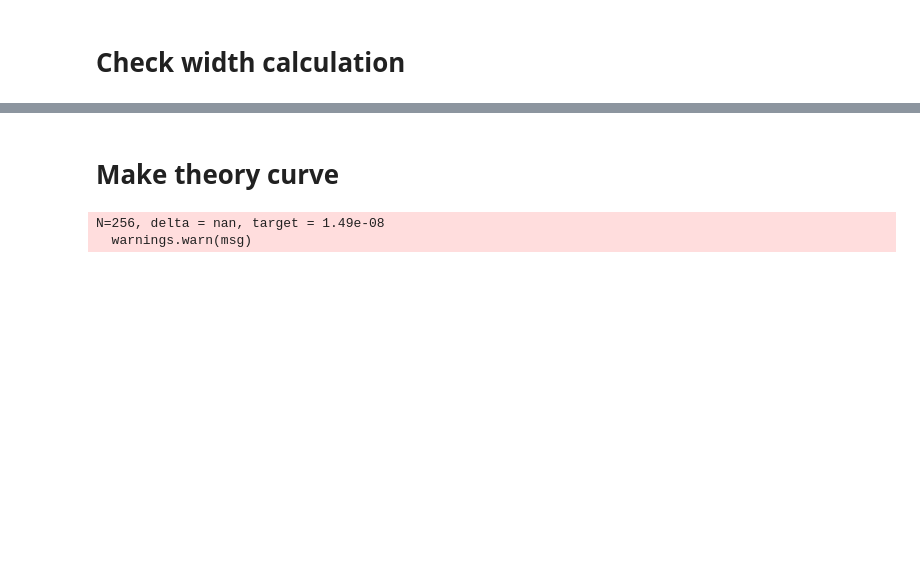
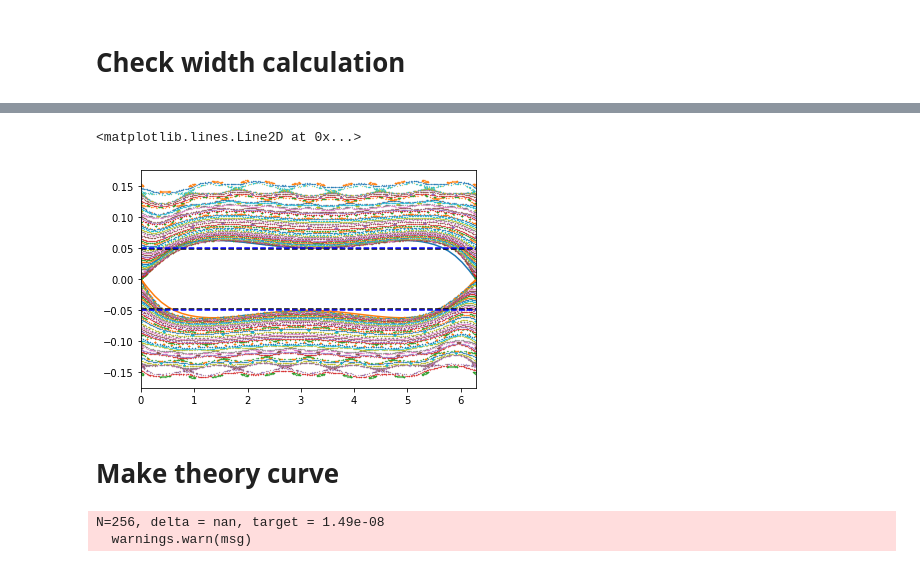
Before and after one commit to shadden/encounter_map_and_instability_timescale, a Jupyter notebook: notebooks/MEGNO_result_Plot.ipynb, the cells around one changed output, grey strips where cells are left out. Drawn from its saved outputs; the diff is of its cells as text; code cells hidden in the pictures; blank space fills up the shorter version.

Commit message:
use class method to compute crit eps

```diff
--- a/notebooks/MEGNO_result_Plot.ipynb
+++ b/notebooks/MEGNO_result_Plot.ipynb
@@ -17,4 +46,0 @@ def get_map_pts(pt0,Npts,m):
-# %%
-cmap.N = 5
-cmap.m = 1e-5
-cmap.q=45/30
@@ -39,2 +46,0 @@ cmap.N - (J-K) / K
-# %%
-cmap.N = 15
@@ -83,3 +47,70 @@ plt.axhline(w0-Dw_at_pi,ls='--',color='b')
+# %%
+cmap.m *= 0.1*second_order_overlap_eps(cmap) / cmap.eps
+# %%
+cmap.m *=  cmap.get_eps_crit() / cmap.eps
+# %%
+K = 1
+J = K*cmap.N + 1
+w0 = cmap.N - (J-K)/K
+th_sx = 2*np.pi / K if K%2 else np.pi
+wmin,wmax = w0 + 0.15 * np.array([-1,1])
+theta,w = np.linspace(0,2*np.pi),np.linspace(wmin,wmax)
+T,W = np.meshgrid(theta,w)
+
+Energy = calcH(T,W,cmap,J,K)
+Esx = calcH(th_sx,w0,cmap,J,K)
+
+if K>1:
+    CK = cmap.amps[K-1]/K
+else:
+    CK = cmap.amps[1]/2
+Delta_w = 2 * np.sqrt(cmap.eps * CK / (2*np.pi))
+
+# First order MMR
+psq=0
+Dw_at_pi=0
+for k_minus_1 in range(cmap.kmax):
+    k = k_minus_1 + 1
+    C = cmap.amps[k_minus_1] / k
+    A = (0.5/np.pi) * cmap.eps * C
+    psq += 2 * (A - A * np.cos(k*theta))
+    Dw_at_pi += 4 * A if k%2 else 0
+wsx = w0+np.sqrt(psq)
+Dw_at_pi = np.sqrt(Dw_at_pi)
+plt.plot(theta,wsx)
+plt.plot(theta,-wsx)
+
+# Second order MMR
+if False:
+    psq=0
+    Dw_at_pi=0
+    for k_minus_1 in range(cmap.kmax):
+        k = k_minus_1 + 1
+        if k%2==0:
+            C = cmap.amps[k_minus_1] / k
+            A = (0.5/np.pi) * cmap.eps * C
+            psq += 2 * (A - A * np.cos(k*theta))
+    plt.plot(theta,-0.5+np.sqrt(psq))
+    plt.plot(theta,0.5-np.sqrt(psq))
+
+
+
+wrap1 = lambda x: np.mod(x+0.5,1)-0.5
+for w in np.linspace(wmin,wmax,100):
+    pts = get_map_pts((0,w),500,cmap)
+    th,w = np.transpose(pts)
+    w = wrap1(w)
+    plt.plot(th,w,'.',ms=0.5)
+# plt.contour(T,W,Energy,levels=[Esx],linewidths=[3],colors='red')
+
+plt.xlim(0,2*np.pi)
+plt.axhline(w0+Delta_w,ls='--',color='k')
+plt.axhline(w0-Delta_w,ls='--',color='k')
+plt.axhline(w0+Dw_at_pi,ls='--',color='b')
+plt.axhline(w0-Dw_at_pi,ls='--',color='b')
+# %% [output]
+<matplotlib.lines.Line2D at 0x...>
+[figure, added]
 # %% [markdown]
 # Make theory curve
 # %%
```
Also changed, not shown: parts of 10 cells of this notebook.
